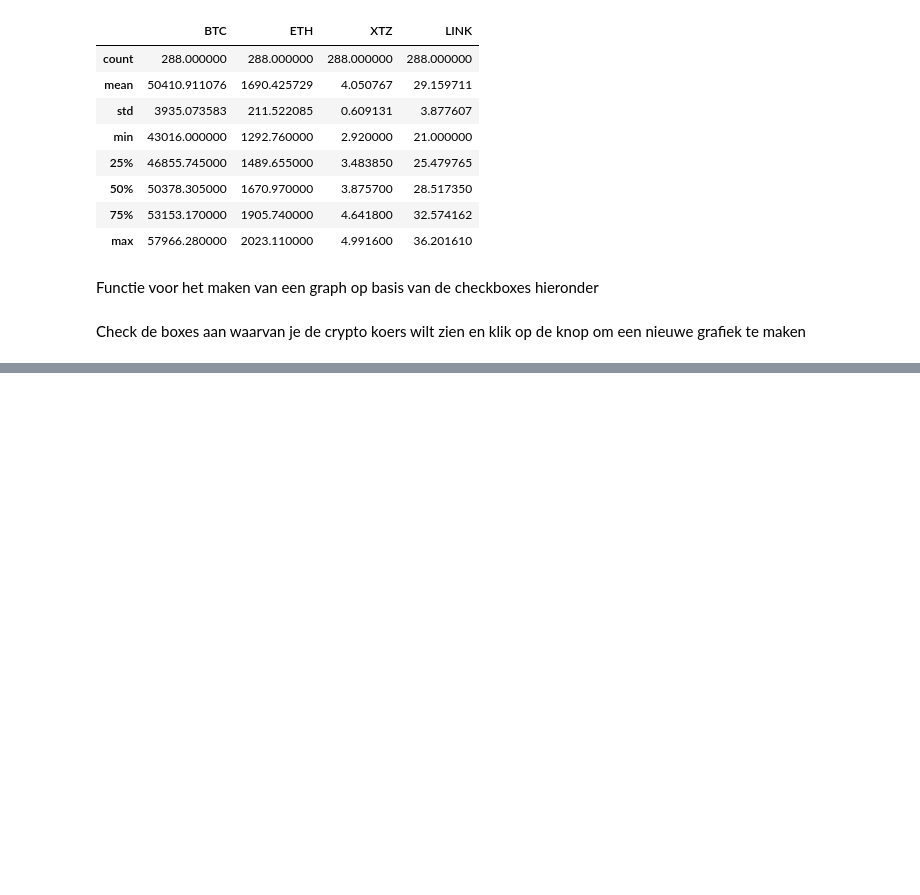
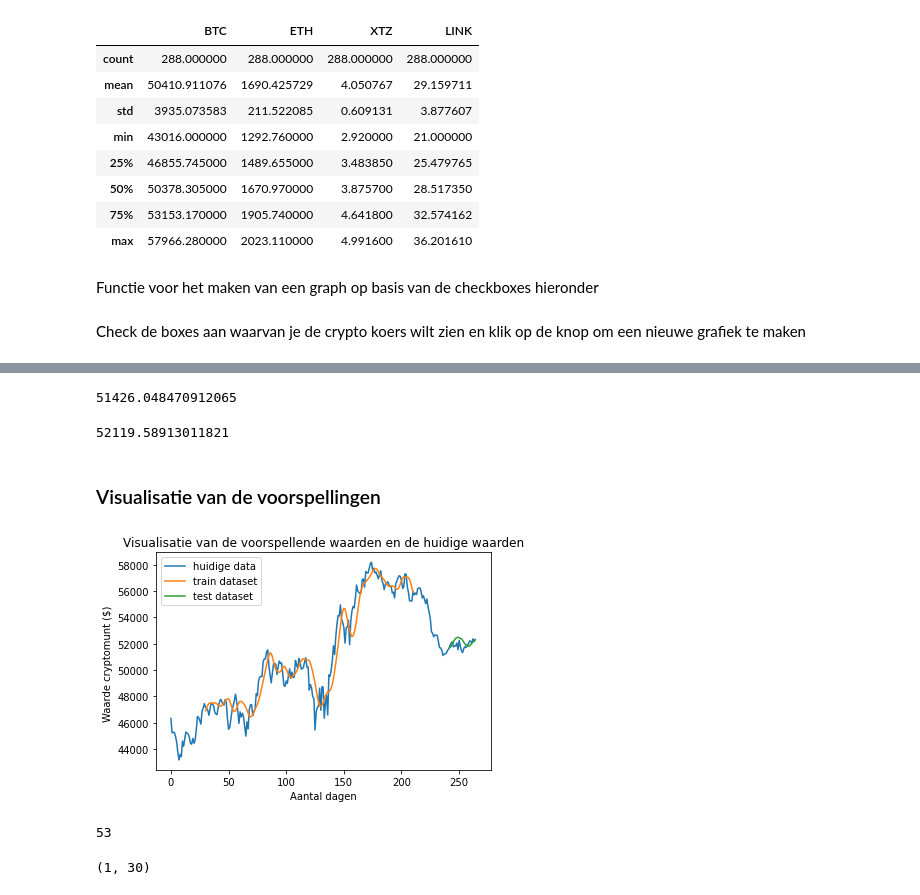
Before and after one commit to LRARIS/nbinteract-tutorial, a Jupyter notebook: tutorial.ipynb, the cells around one changed output, grey strips where cells are left out. Saved outputs shown, nothing was run; the diff lists cells and outputs as text; code cells hidden in the pictures; blank space fills up the shorter version.

```diff
--- a/tutorial.ipynb
+++ b/tutorial.ipynb
@@ -757,0 +986,7 @@ VBox(children=(Checkbox(value=False, description='BTC'), Checkbox(value=False, d
+# %%
+model=Sequential()
+model.add(LSTM(50,return_sequences=True,input_shape=(30,1)))
+model.add(LSTM(50,return_sequences=True))
+model.add(LSTM(50))
+model.add(Dense(1))
+model.compile(loss='mean_squared_error',optimizer='adam')
@@ -757,0 +1016,3 @@ VBox(children=(Checkbox(value=False, description='BTC'), Checkbox(value=False, d
+# %%
+
+model.fit(X_train,y_train,validation_data=(X_test,y_test),epochs=100,batch_size=64,verbose=1)
@@ -757,0 +1040,50 @@ VBox(children=(Checkbox(value=False, description='BTC'), Checkbox(value=False, d
+# %%
+train_predict=model.predict(X_train)
+test_predict=model.predict(X_test)
+# %%
+# Transformback to original form
+train_predict=scaler.inverse_transform(train_predict)
+test_predict=scaler.inverse_transform(test_predict)
+# %%
+### Calculate RMSE performance metrics
+from sklearn.metrics import mean_squared_error
+math.sqrt(mean_squared_error(y_train,train_predict))
+# %% [output]
+51426.048470912065
+# %%
+### Test Data RMSE
+math.sqrt(mean_squared_error(y_test,test_predict))
+# %% [output]
+52119.58913011821
+# %% [markdown]
+### Visualisatie van de voorspellingen
+# %%
+# shift train predictions for plotting
+look_back=30
+trainPredictPlot = np.empty_like(df3)
+trainPredictPlot[:, :] = np.nan
+trainPredictPlot[look_back:len(train_predict)+look_back, :] = train_predict
+# shift test predictions for plotting
+testPredictPlot = np.empty_like(df3)
+testPredictPlot[:, :] = np.nan
+testPredictPlot[len(train_predict)+(look_back*2)+1:len(df3)-1, :] = test_predict
+# plot baseline and predictions
+plt.plot(scaler.inverse_transform(df3), label="huidige data")
+plt.plot(trainPredictPlot, label = "train dataset")
+plt.plot(testPredictPlot, label = "test dataset")
+plt.ylabel("Waarde cryptomunt ($) ")
+plt.xlabel("Aantal dagen")
+plt.title("Visualisatie van de voorspellende waarden en de huidige waarden")
+plt.legend(loc="upper left")
+plt.show()
+# %% [output]
+[figure, added]
+# %%
+len(test_data)
+# %% [output]
+53
+# %%
+x_input=test_data[23:].reshape(1,-1)
+x_input.shape
+# %% [output]
+(1, 30)
```
Also changed, not shown: parts of 64 cells of this notebook, 8 other files.
